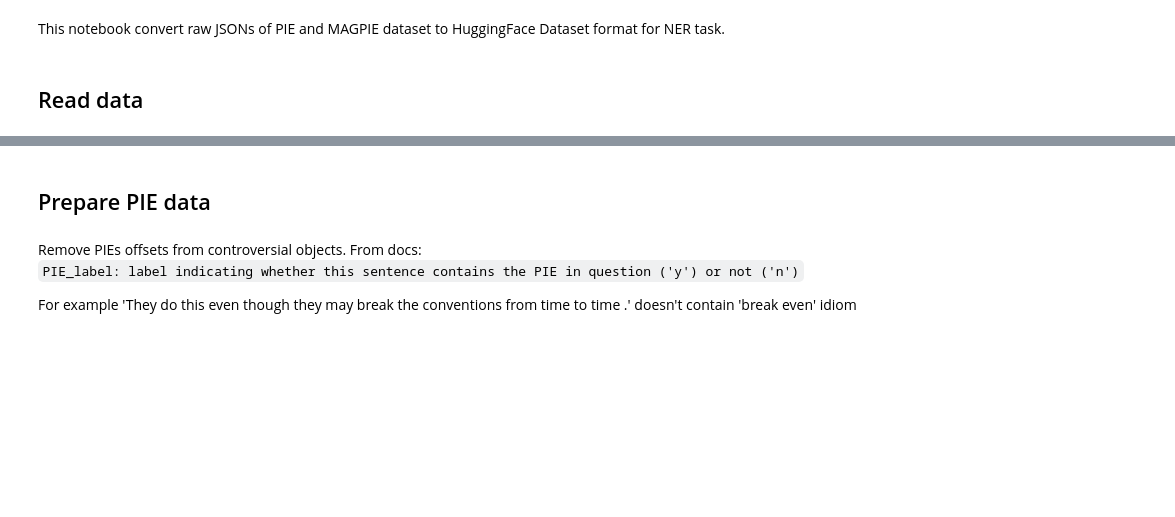
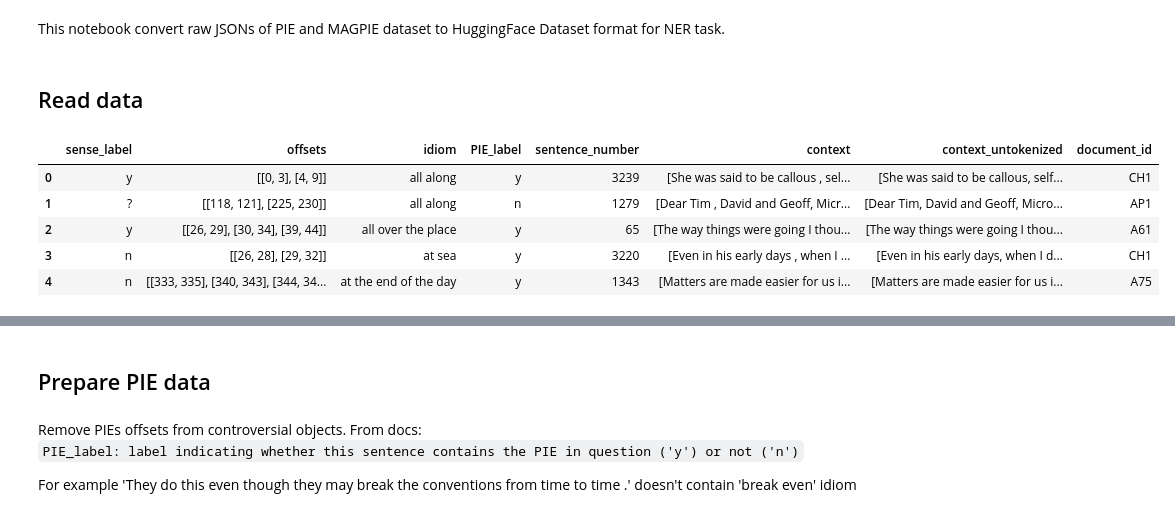
Before and after one commit to Gooogr/Idioms_spotter, a Jupyter notebook: notebooks/data_preparation.ipynb, the cells around one changed output, grey strips where cells are left out. Drawn from its saved outputs; the diff is of its cells as text; code cells hidden in the pictures; blank space fills up the shorter version.

```diff
--- a/notebooks/data_preparation.ipynb
+++ b/notebooks/data_preparation.ipynb
@@ -19,5 +20,14 @@ SEED = 42
 # %%
 pie_df = pd.read_json(PATH_PIE)
 magpie_df = pd.read_json(PATH_MAGPIE, lines=True)
+# %%
+pie_df.head()
+# %% [output]
+|  | sense_label | offsets | idiom | PIE_label | sentence_number | context | context_untokenized | document_id |
+| 0 | y | [[0, 3], [4, 9]] | all along | y | 3239 | [She was said to be callous , sel... | [She was said to be callous, self... | CH1 |
+| 1 | ? | [[118, 121], [225, 230]] | all along | n | 1279 | [Dear Tim , David and Geoff, Micr... | [Dear Tim, David and Geoff, Micro... | AP1 |
+| 2 | y | [[26, 29], [30, 34], [39, 44]] | all over the place | y | 65 | [The way things were going I thou... | [The way things were going I thou... | A61 |
+| 3 | n | [[26, 28], [29, 32]] | at sea | y | 3220 | [Even in his early days , when I ... | [Even in his early days, when I d... | CH1 |
+| 4 | n | [[333, 335], [340, 343], [344, 34... | at the end of the day | y | 1343 | [Matters are made easier for us i... | [Matters are made easier for us i... | A75 |
 # %%
 pie_df.info()
```
Also changed, not shown: parts of 25 cells of this notebook, 1 other file.
